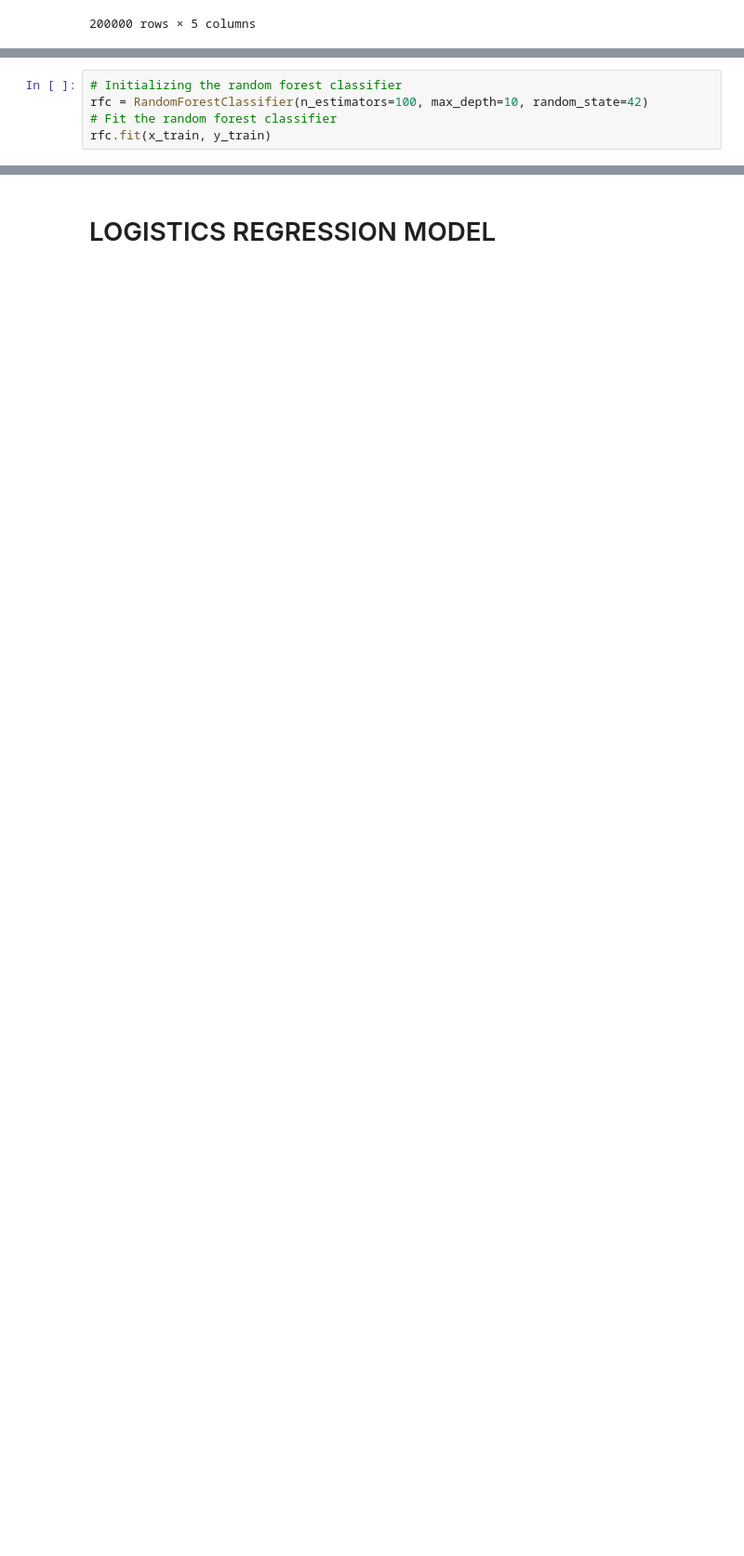
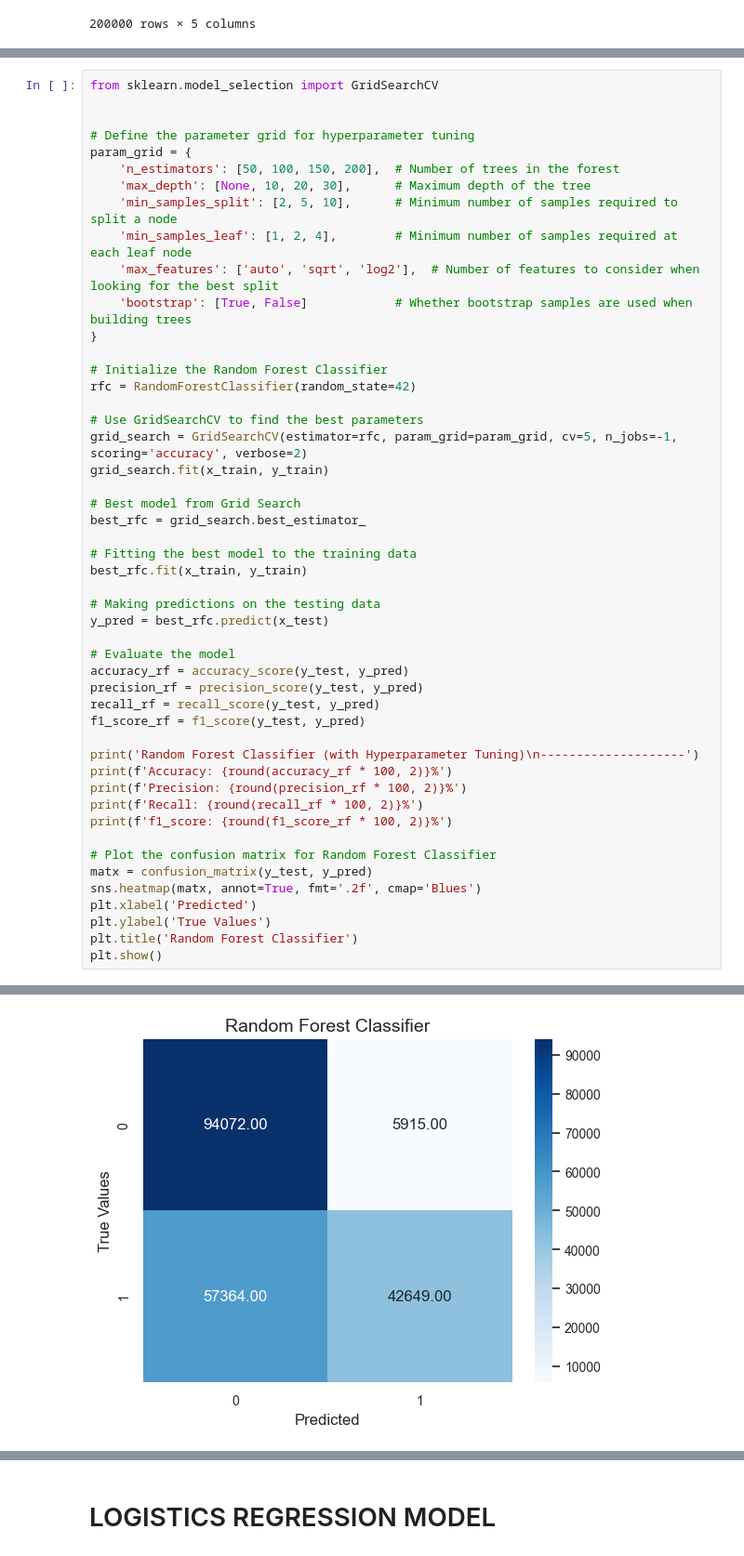
Before and after one commit to Edy-King/dissertation, a Jupyter notebook: DiseasePrediction/src/jupyter/script.ipynb, the cells around one changed output, grey strips where cells are left out. Shown: that part at 93% size. Cells and saved outputs as stored; diff of their text form; blank space fills up the shorter version.

Commit message:
Rounding off
semi last state

```diff
--- a/DiseasePrediction/src/jupyter/script.ipynb
+++ b/DiseasePrediction/src/jupyter/script.ipynb
@@ -314,5 +313,0 @@ x_test
-# %%
-# Initializing the random forest classifier
-rfc = RandomForestClassifier(n_estimators=100, max_depth=10, random_state=42)
-# Fit the random forest classifier
-rfc.fit(x_train, y_train)
@@ -421,0 +314,50 @@ F1-score: 66.12%
+# %%
+from sklearn.model_selection import GridSearchCV
+
+
+# Define the parameter grid for hyperparameter tuning
+param_grid = {
+    'n_estimators': [50, 100, 150, 200],  # Number of trees in the forest
+    'max_depth': [None, 10, 20, 30],      # Maximum depth of the tree
+    'min_samples_split': [2, 5, 10],      # Minimum number of samples required to split a node
+    'min_samples_leaf': [1, 2, 4],        # Minimum number of samples required at each leaf node
+    'max_features': ['auto', 'sqrt', 'log2'],  # Number of features to consider when looking for the best split
+    'bootstrap': [True, False]            # Whether bootstrap samples are used when building trees
+}
+
+# Initialize the Random Forest Classifier
+rfc = RandomForestClassifier(random_state=42)
+
+# Use GridSearchCV to find the best parameters
+grid_search = GridSearchCV(estimator=rfc, param_grid=param_grid, cv=5, n_jobs=-1, scoring='accuracy', verbose=2)
+grid_search.fit(x_train, y_train)
+
+# Best model from Grid Search
+best_rfc = grid_search.best_estimator_
+
+# Fitting the best model to the training data
+best_rfc.fit(x_train, y_train)
+
+# Making predictions on the testing data
+y_pred = best_rfc.predict(x_test)
+
+# Evaluate the model
+accuracy_rf = accuracy_score(y_test, y_pred)
+precision_rf = precision_score(y_test, y_pred)
+recall_rf = recall_score(y_test, y_pred)
+f1_score_rf = f1_score(y_test, y_pred)
+
+print('Random Forest Classifier (with Hyperparameter Tuning)\n--------------------')
+print(f'Accuracy: {round(accuracy_rf * 100, 2)}%')
+print(f'Precision: {round(precision_rf * 100, 2)}%')
+print(f'Recall: {round(recall_rf * 100, 2)}%')
+print(f'f1_score: {round(f1_score_rf * 100, 2)}%')
+
+# Plot the confusion matrix for Random Forest Classifier
+matx = confusion_matrix(y_test, y_pred)
+sns.heatmap(matx, annot=True, fmt='.2f', cmap='Blues')
+plt.xlabel('Predicted')
+plt.ylabel('True Values')
+plt.title('Random Forest Classifier')
+plt.show()
+# %% [output]
@@ -422 +388,2 @@ F1-score: 66.12%
+[figure, added]
 # %% [markdown]
```
Also changed, not shown: parts of 40 cells of this notebook.
